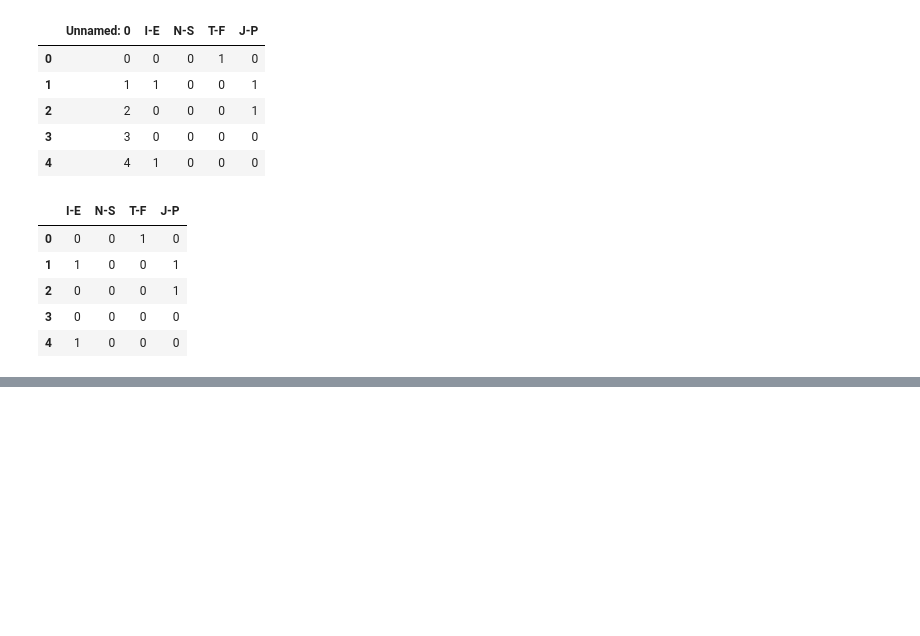
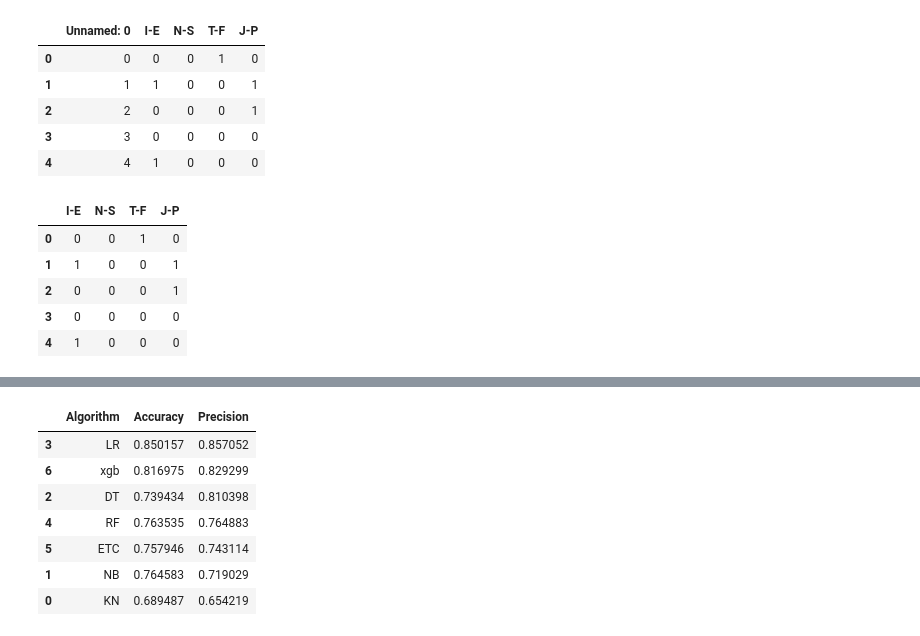
Before and after one commit to mainak-debnath/16-personality-analysis, a Jupyter notebook: 16personalities_nlp.ipynb, the cells around one changed output, grey strips where cells are left out. Cells and saved outputs as stored; diff of their text form; code cells hidden in the pictures; blank space fills up the shorter version.

```diff
--- a/16personalities_nlp.ipynb
+++ b/16personalities_nlp.ipynb
@@ -79,0 +296,17 @@ array([[0.        , 0.        , 0.        , ..., 0.        , 0.        ,
+# %%
+X3_train,X3_test,y_train_tf,y_test_tf = train_test_split(X1,y_tf,test_size=0.33,random_state=2)
+# %%
+accuracy_scores = []
+precision_scores = []
+
+for name,clf in clfs.items():
+
+    current_accuracy,current_precision, current_cm = train_classifier(clf, X3_train,y_train_tf,X3_test,y_test_tf)
+
+    print("For ",name)
+    print("Accuracy - ",current_accuracy)
+    print("Precision - ",current_precision)
+    print("Confusion Matrix - \n", current_cm)
+
+    accuracy_scores.append(current_accuracy)
+    precision_scores.append(current_precision)
@@ -79,0 +331,12 @@ array([[0.        , 0.        , 0.        , ..., 0.        , 0.        ,
+# %%
+performance_df = pd.DataFrame({'Algorithm':clfs.keys(),'Accuracy':accuracy_scores,'Precision':precision_scores}).sort_values('Precision',ascending=False)
+performance_df
+# %% [output]
+|  | Algorithm | Accuracy | Precision |
+| 3 | LR | 0.850157 | 0.857052 |
+| 6 | xgb | 0.816975 | 0.829299 |
+| 2 | DT | 0.739434 | 0.810398 |
+| 4 | RF | 0.763535 | 0.764883 |
+| 5 | ETC | 0.757946 | 0.743114 |
+| 1 | NB | 0.764583 | 0.719029 |
+| 0 | KN | 0.689487 | 0.654219 |
```
Also changed, not shown: parts of 61 cells of this notebook, 6 other files.
